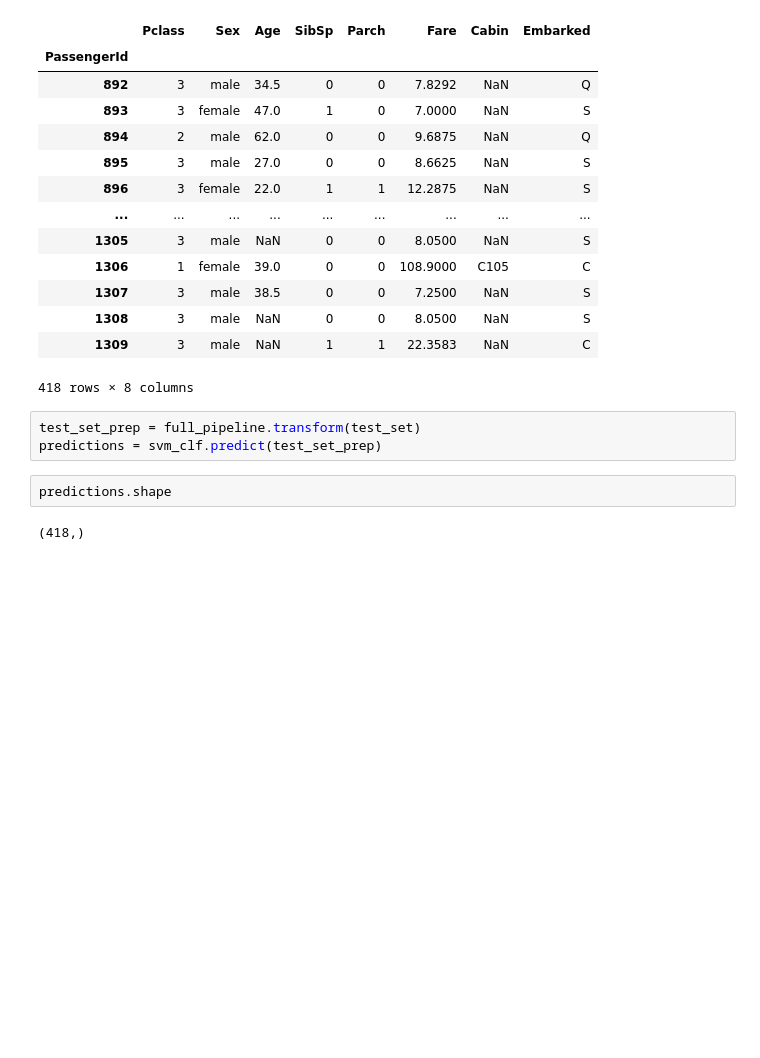
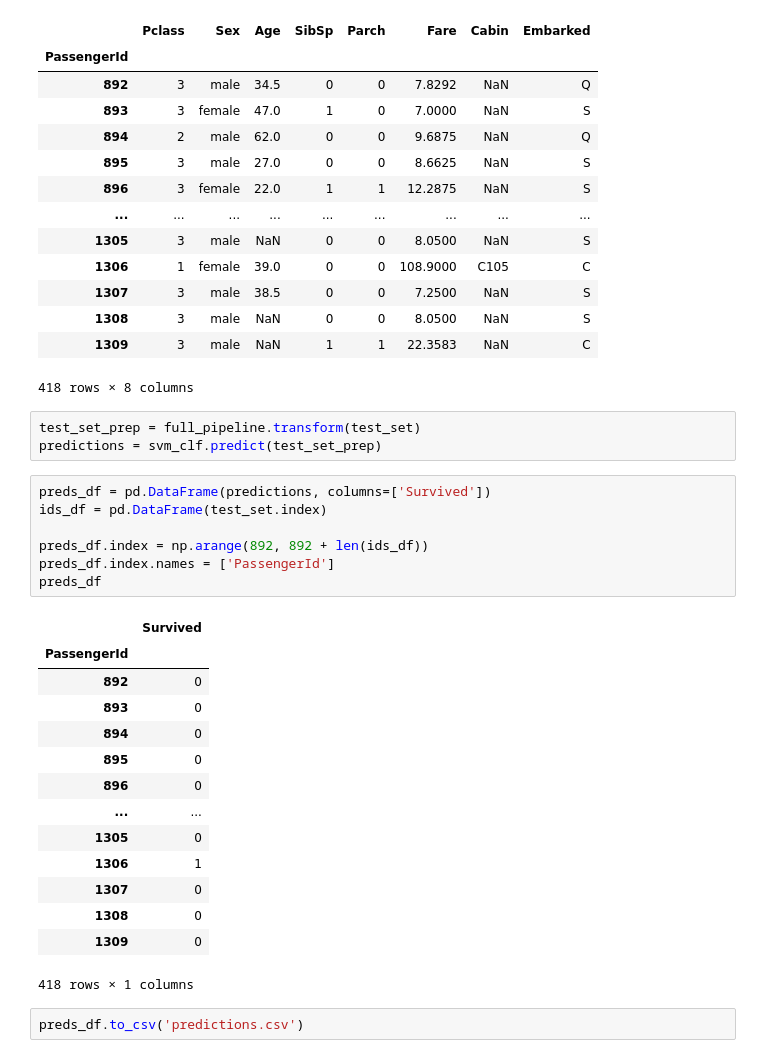
Before and after one commit to mehrshad-sdtn/Hands-on-MachineLearning, a Jupyter notebook: 3/Titanic_classification.ipynb, the cells around one changed output. Cells and saved outputs as stored; diff of their text form; blank space fills up the shorter version.

```diff
--- a/3/Titanic_classification.ipynb
+++ b/3/Titanic_classification.ipynb
@@ -216,7 +216,27 @@ test_set
 # %%
 test_set_prep = full_pipeline.transform(test_set)
 predictions = svm_clf.predict(test_set_prep)
-# %%
-predictions.shape
-# %% [output]
-(418,)
+# %%
+preds_df = pd.DataFrame(predictions, columns=['Survived'])
+ids_df = pd.DataFrame(test_set.index)
+
+preds_df.index = np.arange(892, 892 + len(ids_df))
+preds_df.index.names = ['PassengerId']
+preds_df
+# %% [output]
+|  | Survived |
+| PassengerId |  |
+| 892 | 0 |
+| 893 | 0 |
+| 894 | 0 |
+| 895 | 0 |
+| 896 | 0 |
+| ... | ... |
+| 1305 | 0 |
+| 1306 | 1 |
+| 1307 | 0 |
+| 1308 | 0 |
+| 1309 | 0 |
+418 rows × 1 columns
+# %%
+preds_df.to_csv('predictions.csv')
```
Also changed, not shown: 1 other file.
